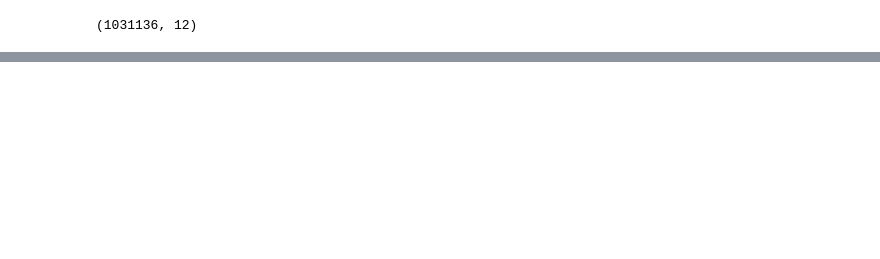
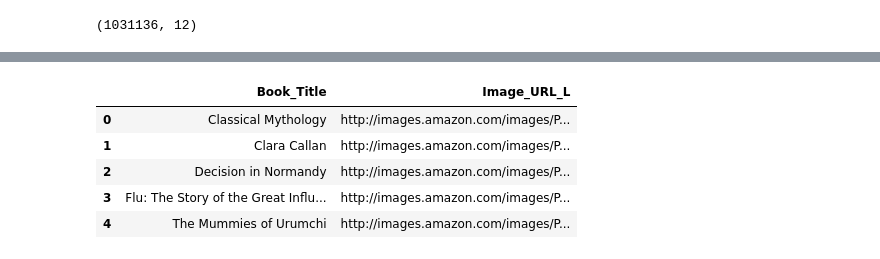
Before and after one commit to AnjaliSapkota/Machine-Learning-Projects, a Jupyter notebook: Book recommendation system/notebooks/EDA.ipynb, the cells around one changed output, grey strips where cells are left out. Saved outputs shown, nothing was run; the diff lists cells and outputs as text; code cells hidden in the pictures; blank space fills up the shorter version.

```diff
--- a/Book recommendation system/notebooks/EDA.ipynb
+++ b/Book recommendation system/notebooks/EDA.ipynb
@@ -117,16 +116,14 @@ ratings.describe()
 # %% [markdown]
 # Rename Columns
 # %%
-books.columns = [
-    "ISBN",
-    "Book_Title",
-    "Book_Author",
-    "Year_Of_Publication",
-    "Publisher",
-    "Image_URL_S",
-    "Image_URL_M",
-    "Image_URL_L"
-]
+books.rename(columns={
+    "Book-Title": "Book_Title",
+    "Book-Author": "Book_Author",
+    "Year-Of-Publication": "Year_Of_Publication",
+    "Image-URL-S": "Image_URL_S",
+    "Image-URL-M": "Image_URL_M",
+    "Image-URL-L": "Image_URL_L"
+}, inplace=True)
 
 users.columns = [
     "User_ID",
@@ -348,0 +396,12 @@ df.shape
+# %%
+books[[
+    "Book_Title",
+    "Image_URL_L"
+]].head()
+# %% [output]
+|  | Book_Title | Image_URL_L |
+| 0 | Classical Mythology | http://images.amazon.com/images/P... |
+| 1 | Clara Callan | http://images.amazon.com/images/P... |
+| 2 | Decision in Normandy | http://images.amazon.com/images/P... |
+| 3 | Flu: The Story of the Great Influ... | http://images.amazon.com/images/P... |
+| 4 | The Mummies of Urumchi | http://images.amazon.com/images/P... |
```
Also changed, not shown: parts of 4 cells of this notebook, 6 other files.
